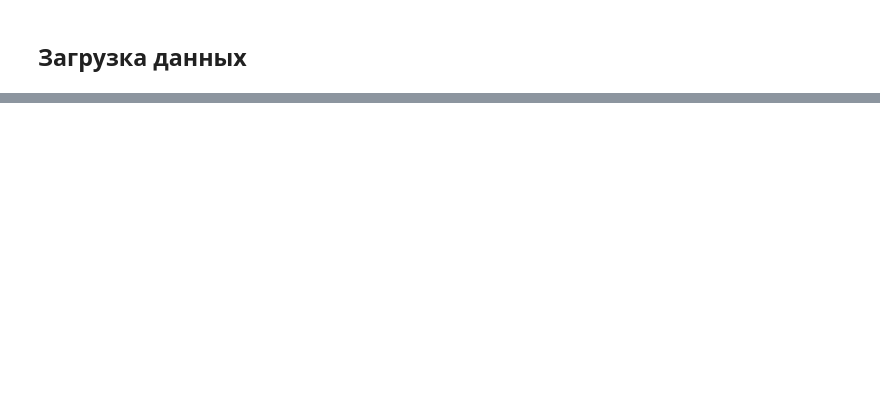
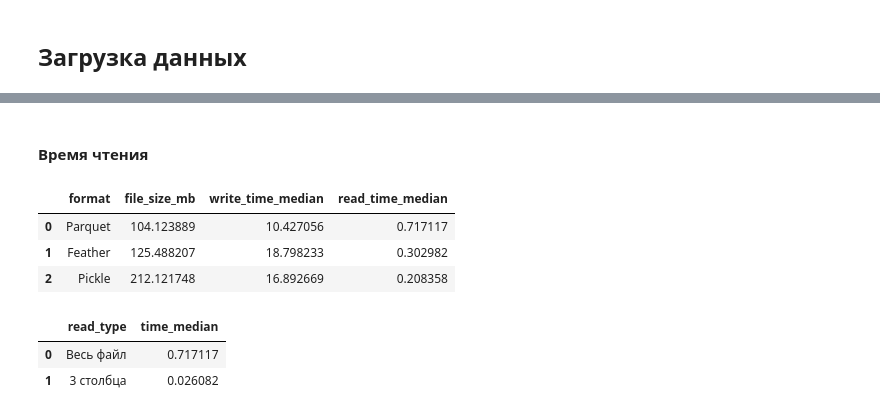
Before and after one commit to haeozo/Data, a Jupyter notebook: notebooks/01_overview.ipynb, the cells around one changed output, grey strips where cells are left out. Drawn from its saved outputs; the diff is of its cells as text; code cells hidden in the pictures; blank space fills up the shorter version.

```diff
--- a/notebooks/01_overview.ipynb
+++ b/notebooks/01_overview.ipynb
@@ -44,0 +65,3 @@ overview
+# %%
+def get_file_size_mb(path):
+    return path.stat().st_size / (1024 ** 2)
@@ -44,0 +103,2 @@ overview
+# %% [markdown]
+#### Время чтения
@@ -44,0 +118,12 @@ overview
+# %%
+parquet_read_time = measure_read_time(
+    lambda: pd.read_parquet(parquet_path)
+)
+
+feather_read_time = measure_read_time(
+    lambda: pd.read_feather(feather_path)
+)
+
+pickle_read_time = measure_read_time(
+    lambda: pd.read_pickle(pickle_path)
+)
@@ -44,0 +139,45 @@ overview
+# %%
+results = pd.DataFrame([
+    {
+        "format": "Parquet",
+        "file_size_mb": get_file_size_mb(parquet_path),
+        "write_time_median": parquet_write_time,
+        "read_time_median": parquet_read_time
+    },
+    {
+        "format": "Feather",
+        "file_size_mb": get_file_size_mb(feather_path),
+        "write_time_median": feather_write_time,
+        "read_time_median": feather_read_time
+    },
+    {
+        "format": "Pickle",
+        "file_size_mb": get_file_size_mb(pickle_path),
+        "write_time_median": pickle_write_time,
+        "read_time_median": pickle_read_time
+    }
+])
+
+results
+# %% [output]
+|  | format | file_size_mb | write_time_median | read_time_median |
+| 0 | Parquet | 104.123889 | 10.427056 | 0.717117 |
+| 1 | Feather | 125.488207 | 18.798233 | 0.302982 |
+| 2 | Pickle | 212.121748 | 16.892669 | 0.208358 |
+# %%
+parquet_columns_results = pd.DataFrame([
+    {
+        "read_type": "Весь файл",
+        "time_median": parquet_read_time
+    },
+    {
+        "read_type": "3 столбца",
+        "time_median": parquet_three_columns_read_time
+    }
+])
+
+parquet_columns_results
+# %% [output]
+|  | read_type | time_median |
+| 0 | Весь файл | 0.717117 |
+| 1 | 3 столбца | 0.026082 |
```
Also changed, not shown: parts of 17 cells of this notebook.
